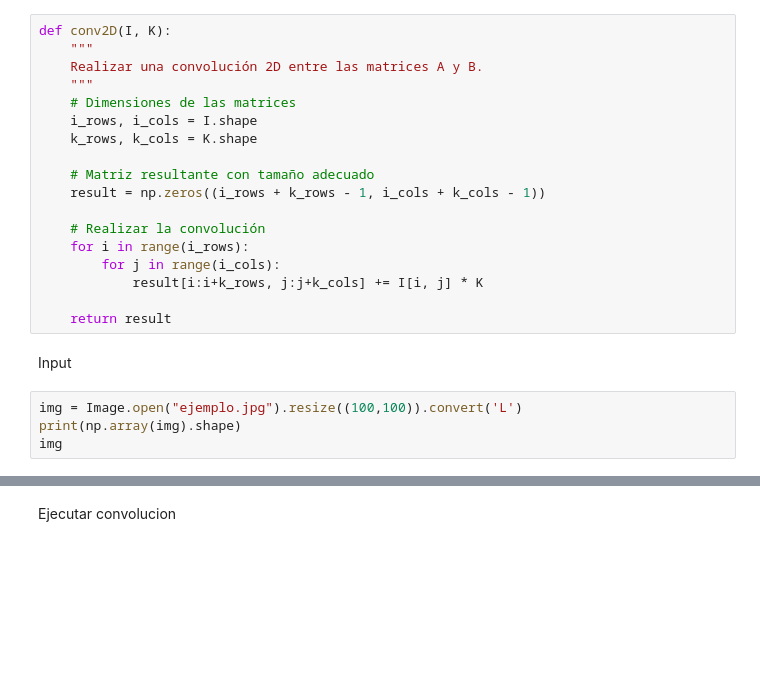
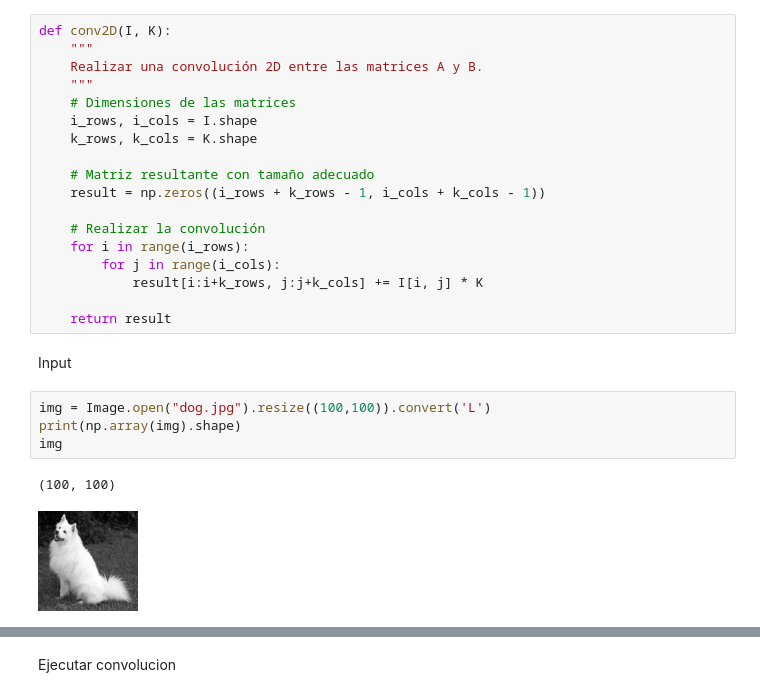
Before and after one commit to pablodawson/ml-demos, a Jupyter notebook: clase.ipynb, the cells around one changed output, grey strips where cells are left out. Drawn from its saved outputs; the diff is of its cells as text; blank space fills up the shorter version.

```diff
--- a/clase.ipynb
+++ b/clase.ipynb
@@ -98,8 +99,11 @@ def conv2D(I, K):
 # %% [markdown]
 Input
 # %%
-img = Image.open("ejemplo.jpg").resize((100,100)).convert('L')
+img = Image.open("dog.jpg").resize((100,100)).convert('L')
 print(np.array(img).shape)
 img
+# %% [output]
+(100, 100)
+[figure, added]
 # %%
 I = np.array(img)
```
Also changed, not shown: parts of 10 cells of this notebook, 3 other files.
